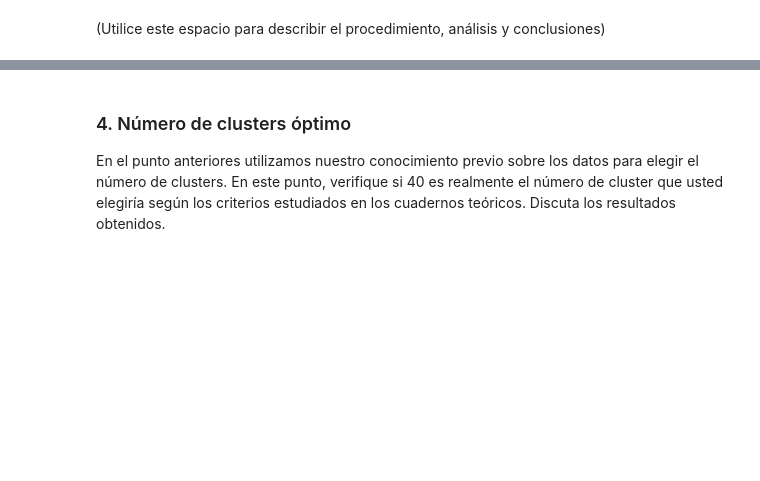
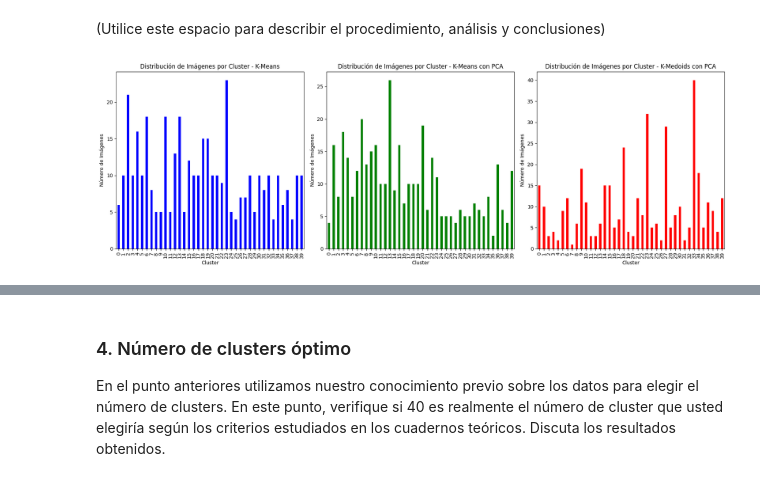
Before and after one commit to jetabaresj/MIAD_UL_2024, a Jupyter notebook: SEMANA 3/S3_LC_Taller_Kmeans_Kmedoids.ipynb, the cells around one changed output, grey strips where cells are left out. Cells and saved outputs as stored; diff of their text form; code cells hidden in the pictures; blank space fills up the shorter version.

```diff
--- a/SEMANA 3/S3_LC_Taller_Kmeans_Kmedoids.ipynb
+++ b/SEMANA 3/S3_LC_Taller_Kmeans_Kmedoids.ipynb
@@ -212,3 +212,37 @@ plt.show()
 [figure]
 # %% [markdown]
 (Utilice este espacio para describir el procedimiento, análisis y conclusiones)
+# %%
+# Contar la cantidad de imágenes por cluster para cada método
+kmeans_counts = df['cluster_kmeans'].value_counts().sort_index()
+kmeans_pca_counts = df['cluster_kmeans_pca'].value_counts().sort_index()
+kmedoids_pca_counts = df['cluster_kmedoids_pca'].value_counts().sort_index()
+
+# Crear una figura para las tres distribuciones
+plt.figure(figsize=(18, 6))
+
+# Gráfico de la distribución de imágenes por cluster para K-Means
+plt.subplot(1, 3, 1)
+kmeans_counts.plot(kind='bar', color='blue')
+plt.title('Distribución de Imágenes por Cluster - K-Means')
+plt.xlabel('Cluster')
+plt.ylabel('Número de Imágenes')
+
+# Gráfico de la distribución de imágenes por cluster para K-Means con PCA
+plt.subplot(1, 3, 2)
+kmeans_pca_counts.plot(kind='bar', color='green')
+plt.title('Distribución de Imágenes por Cluster - K-Means con PCA')
+plt.xlabel('Cluster')
+plt.ylabel('Número de Imágenes')
+
+# Gráfico de la distribución de imágenes por cluster para K-Medoids con PCA
+plt.subplot(1, 3, 3)
+kmedoids_pca_counts.plot(kind='bar', color='red')
+plt.title('Distribución de Imágenes por Cluster - K-Medoids con PCA')
+plt.xlabel('Cluster')
+plt.ylabel('Número de Imágenes')
+
+plt.tight_layout()
+plt.show()
+# %% [output]
+[figure, added]
```
Also changed, not shown: parts of 4 cells of this notebook.
